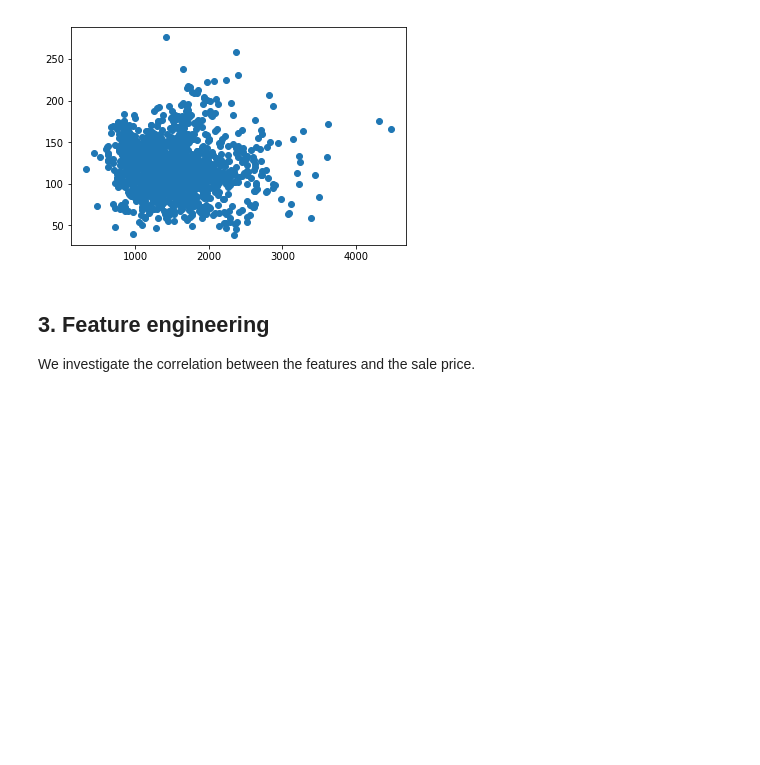
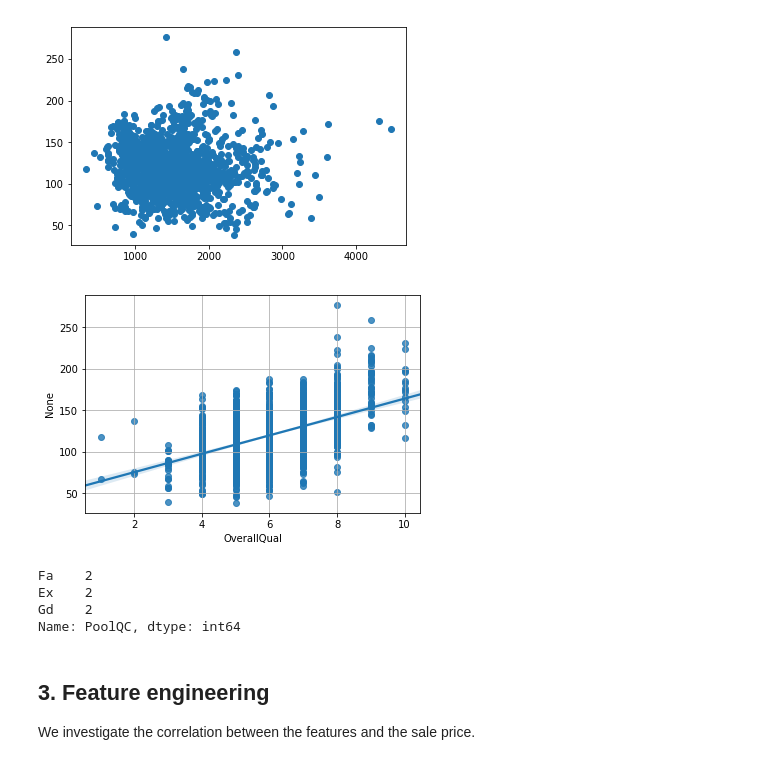
Before and after one commit to hamedrazavi/house_price_prediction_kaggle, a Jupyter notebook: house_prices_prediction_kaggle.ipynb, the cells around one changed output. Saved outputs shown, nothing was run; the diff lists cells and outputs as text; code cells hidden in the pictures; blank space fills up the shorter version.

```diff
--- a/house_prices_prediction_kaggle.ipynb
+++ b/house_prices_prediction_kaggle.ipynb
@@ -256,6 +263,18 @@ plt.scatter(x = trData['GrLivArea'], y = trData['SalePrice'] / trData['GrLivArea
 # %% [output]
 <matplotlib.collections.PathCollection at 0x...>
 [figure]
+# %%
+sns.regplot(x = trData['OverallQual'], y = trData['SalePrice'] / trData['GrLivArea'])
+plt.grid()
+# %% [output]
+[figure, added]
+# %%
+trData['PoolQC'].value_counts()
+# %% [output]
+Fa    2
+Ex    2
+Gd    2
+Name: PoolQC, dtype: int64
 # %% [markdown]
 ## 3. Feature engineering
 We investigate the correlation between the features and the sale price.
```
Also changed, not shown: parts of 17 cells of this notebook.
